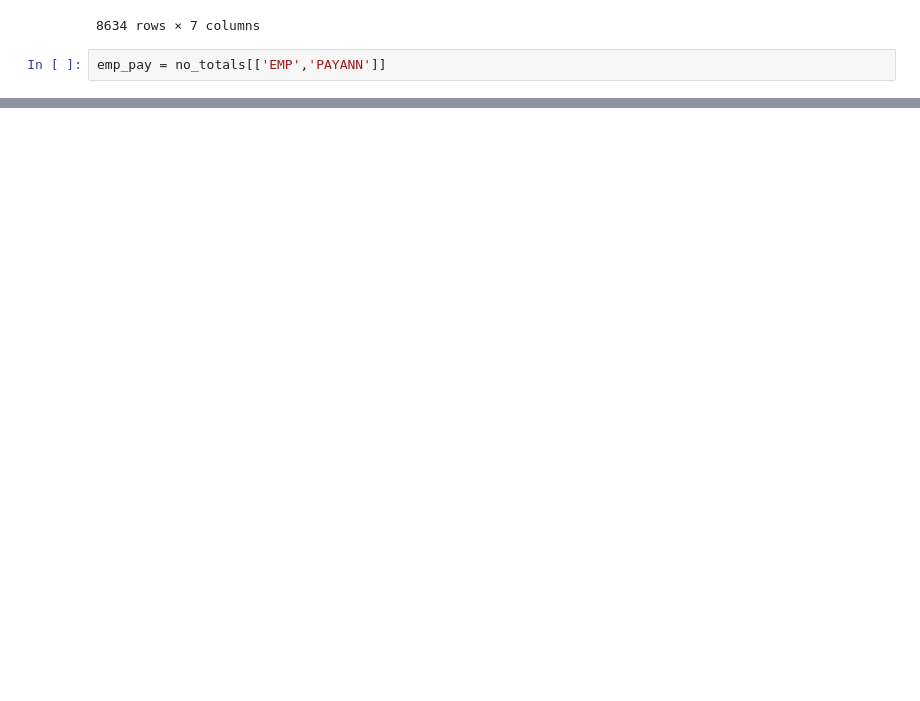
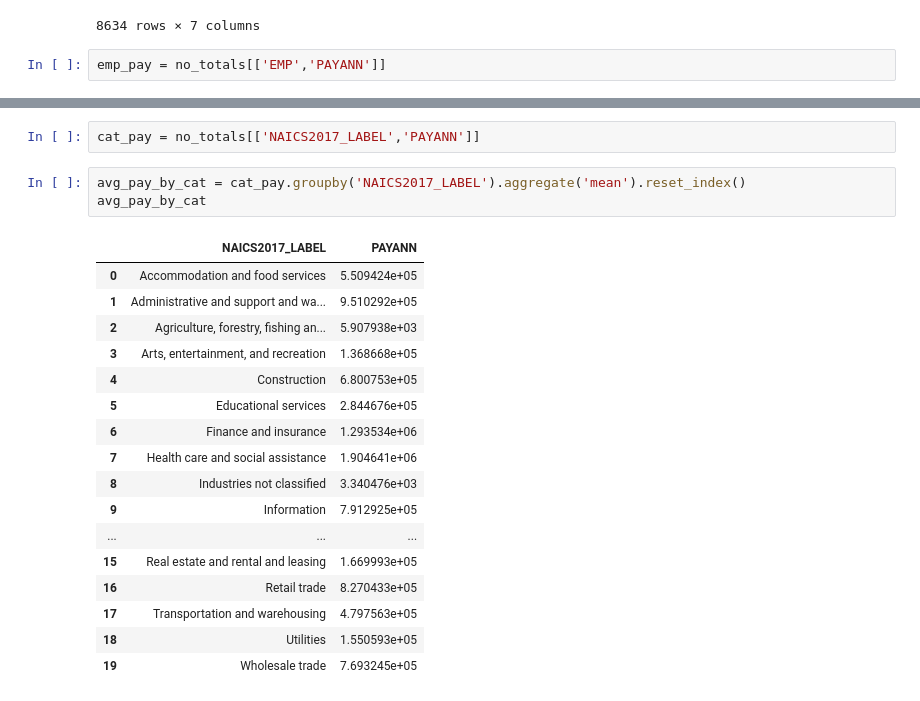
Before and after one commit to Jakob-T13/module-8-assessment, a Jupyter notebook: thunen-notebook.ipynb, the cells around one changed output, grey strips where cells are left out. Cells and saved outputs as stored; diff of their text form; blank space fills up the shorter version.

```diff
--- a/thunen-notebook.ipynb
+++ b/thunen-notebook.ipynb
@@ -85,0 +87,23 @@ plt.show()
+# %%
+cat_pay = no_totals[['NAICS2017_LABEL','PAYANN']]
+# %%
+avg_pay_by_cat = cat_pay.groupby('NAICS2017_LABEL').aggregate('mean').reset_index()
+avg_pay_by_cat
+# %% [output]
+|  | NAICS2017_LABEL | PAYANN |
+| 0 | Accommodation and food services | 5.509424e+05 |
+| 1 | Administrative and support and wa... | 9.510292e+05 |
+| 2 | Agriculture, forestry, fishing an... | 5.907938e+03 |
+| 3 | Arts, entertainment, and recreation | 1.368668e+05 |
+| 4 | Construction | 6.800753e+05 |
+| 5 | Educational services | 2.844676e+05 |
+| 6 | Finance and insurance | 1.293534e+06 |
+| 7 | Health care and social assistance | 1.904641e+06 |
+| 8 | Industries not classified | 3.340476e+03 |
+| 9 | Information | 7.912925e+05 |
+| ... | ... | ... |
+| 15 | Real estate and rental and leasing | 1.669993e+05 |
+| 16 | Retail trade | 8.270433e+05 |
+| 17 | Transportation and warehousing | 4.797563e+05 |
+| 18 | Utilities | 1.550593e+05 |
+| 19 | Wholesale trade | 7.693245e+05 |
```
Also changed, not shown: parts of 2 cells of this notebook.
